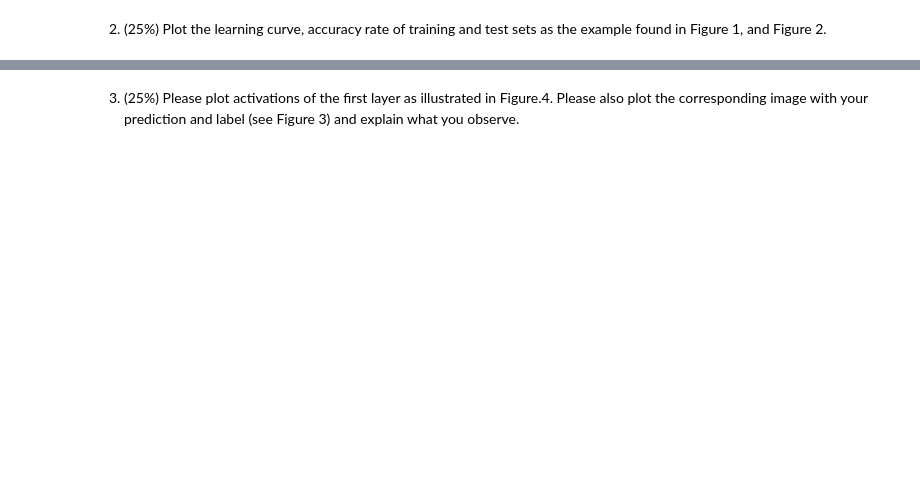
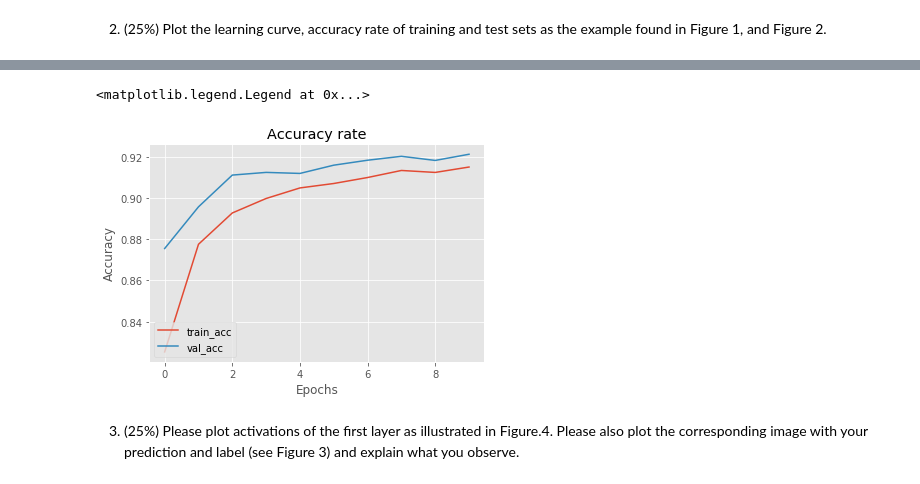
Before and after one commit to jessicachen49/FashionMNIST, a Jupyter notebook: hw3_r08725043.ipynb, the cells around one changed output, grey strips where cells are left out. Cells and saved outputs as stored; diff of their text form; code cells hidden in the pictures; blank space fills up the shorter version.

```diff
--- a/hw3_r08725043.ipynb
+++ b/hw3_r08725043.ipynb
@@ -154,3 +189,17 @@ Figure 1, and Figure 2.
+# %%
+#plot accuracy
+N = NUM_EPOCHS
+plt.style.use("ggplot")
+plt.figure()
+plt.plot(np.arange(0, N), H.history["acc"], label="train_acc")
+plt.plot(np.arange(0, N), H.history["val_acc"], label="val_acc")
+plt.title("Accuracy rate")
+plt.xlabel("Epochs")
+plt.ylabel("Accuracy")
+plt.legend(loc="lower left")
+# %% [output]
+<matplotlib.legend.Legend at 0x...>
+[figure, added]
 # %% [markdown]
 3. (25%) Please plot activations of the first layer as illustrated in Figure.4. Please also plot the
 corresponding image with your prediction and label (see Figure 3) and explain what you observe.
```
Also changed, not shown: parts of 13 cells of this notebook.
